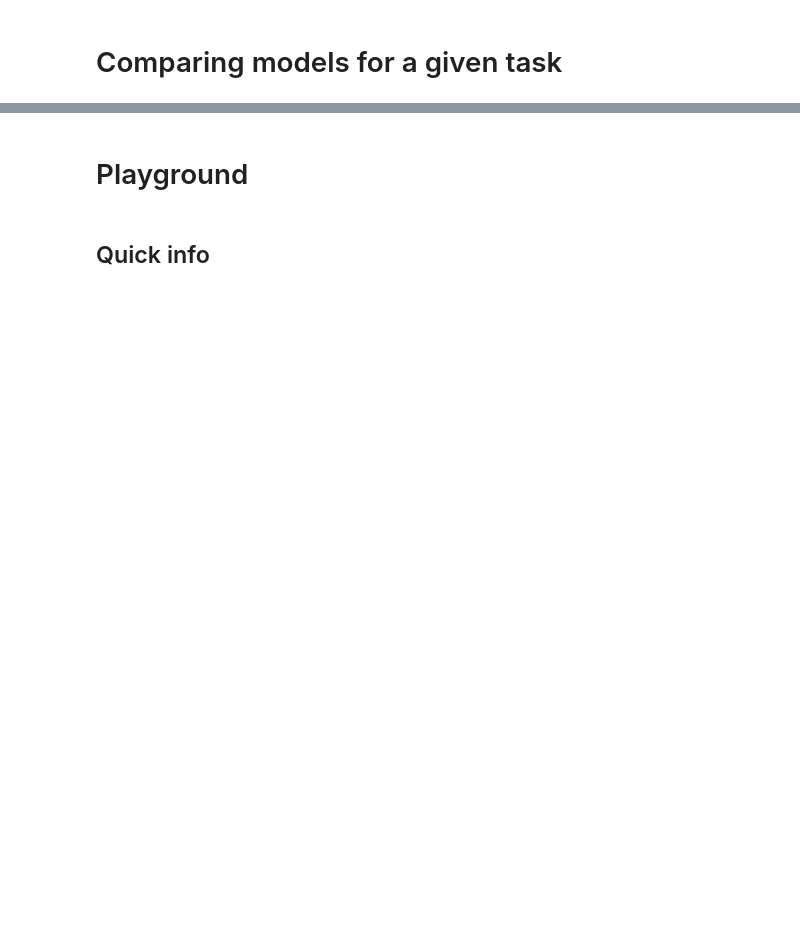
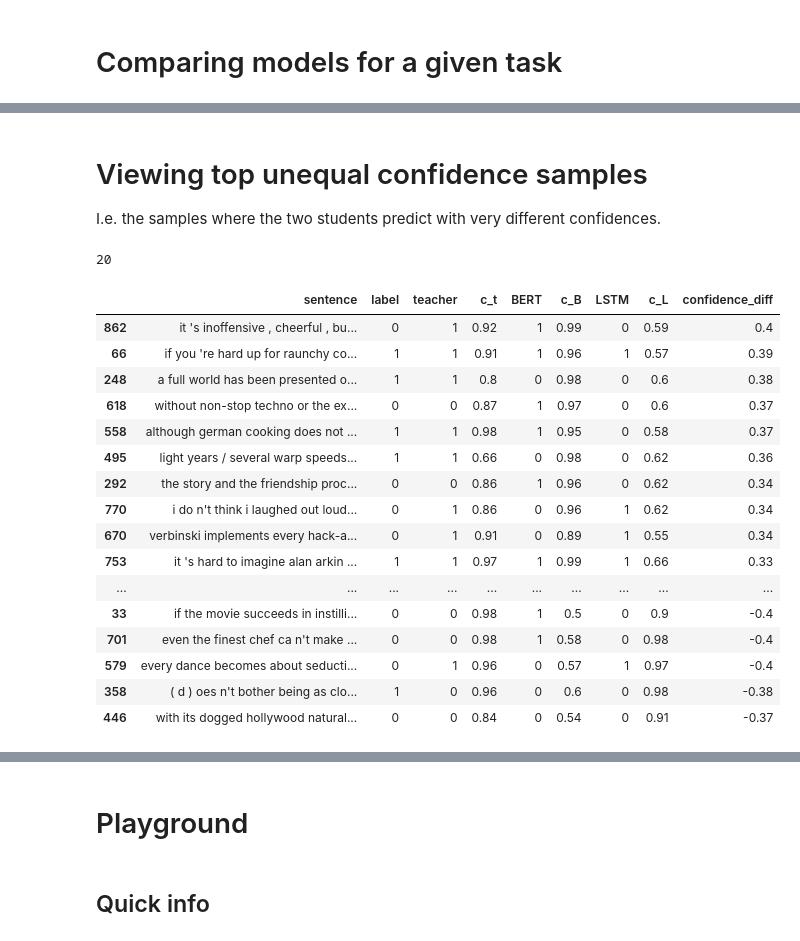
Before and after one commit to samsucik/knowledge-distil-bert, a Jupyter notebook: experiments/analysis/Prediction analysis.ipynb, the cells around one changed output, grey strips where cells are left out. Drawn from its saved outputs; the diff is of its cells as text; code cells hidden in the pictures; blank space fills up the shorter version.

```diff
--- a/experiments/analysis/Prediction analysis.ipynb
+++ b/experiments/analysis/Prediction analysis.ipynb
@@ -3,3 +3,9 @@ import numpy as np, pandas as pd
 import matplotlib.pyplot as plt
 from scipy.stats import entropy
 from scipy.special import softmax
+import pickle
+
+pd.set_option('display.max_rows', None)
+pd.set_option('display.max_columns', None)
+pd.set_option('display.width', None)
+pd.set_option('display.max_colwidth', -1)
@@ -60,0 +131,20 @@ Made 131 mistakes out of 970 (86% rate)
+# %%
+task = "SST-2"
+data = pd.read_csv("predictions/unequal_prediction_samples-{}.csv".format(task))
+if task == "Sara":
+    data["label"] = data["label"].map(lambda l: class_names["Sara"][l])
+    for model_type in model_types:
+        data["pred_" + model_type] = data["pred_" + model_type].map(lambda l: class_names["Sara"][l])
+data = data.rename(columns={"confidence_{}".format(m): "c_{}".format(m[:1]) for m in model_types})
+data = data.rename(columns={"pred_{}".format(m): "{}".format(m) for m in model_types})
+data = data[data["teacher"] == data["label"]]
+data = data[data["BERT"] == data["LSTM"]]
+# data = data[data["BERT"] != data["LSTM"]]
+
+data = data.sort_values(by=["label", "teacher", "BERT", "LSTM", "c_t", "c_B", "c_L"])
+minimum = data[["c_t", "c_B", "c_L"]].min()
+maximum = data[["c_t", "c_B", "c_L"]].min()
+minimum = min(minimum.values)
+maximum = min(maximum.values)
+print(len(data))
+data.style.background_gradient(cmap="RdYlGn", low=minimum, high=maximum, axis=0, subset=["c_t", "c_B", "c_L"])
@@ -60,0 +165,41 @@ Made 131 mistakes out of 970 (86% rate)
+# %% [markdown]
+# Viewing top unequal confidence samples
+I.e. the samples where the two students predict with very different confidences.
+# %%
+task = "SST-2"
+data = pd.read_csv("predictions/unequal_confidence_samples-{}.csv".format(task))
+if task == "Sara":
+    data["label"] = data["label"].map(lambda l: class_names["Sara"][l])
+    for model_type in model_types:
+        data["pred_" + model_type] = data["pred_" + model_type].map(lambda l: class_names["Sara"][l])
+data = data.rename(columns={"confidence_{}".format(m): "c_{}".format(m[:1]) for m in model_types})
+data = data.rename(columns={"pred_{}".format(m): "{}".format(m) for m in model_types})
+
+N = 10
+data = pd.concat([data.sort_values(by=["confidence_diff"], ascending=False)[:N],
+                  data.sort_values(by=["confidence_diff"], ascending=True)[:N]])
+minimum = data[["c_t", "c_B", "c_L"]].min()
+maximum = data[["c_t", "c_B", "c_L"]].min()
+minimum = min(minimum.values)
+maximum = min(maximum.values)
+print(len(data))
+data.style.background_gradient(cmap="RdYlGn", low=minimum, high=maximum, axis=0, subset=["c_t", "c_B", "c_L"])
+# %% [output]
+20
+|  | sentence | label | teacher | c_t | BERT | c_B | LSTM | c_L | confidence_diff |
+| 862 | it 's inoffensive , cheerful , bu... | 0 | 1 | 0.92 | 1 | 0.99 | 0 | 0.59 | 0.4 |
+| 66 | if you 're hard up for raunchy co... | 1 | 1 | 0.91 | 1 | 0.96 | 1 | 0.57 | 0.39 |
+| 248 | a full world has been presented o... | 1 | 1 | 0.8 | 0 | 0.98 | 0 | 0.6 | 0.38 |
+| 618 | without non-stop techno or the ex... | 0 | 0 | 0.87 | 1 | 0.97 | 0 | 0.6 | 0.37 |
+| 558 | although german cooking does not ... | 1 | 1 | 0.98 | 1 | 0.95 | 0 | 0.58 | 0.37 |
+| 495 | light years / several warp speeds... | 1 | 1 | 0.66 | 0 | 0.98 | 0 | 0.62 | 0.36 |
+| 292 | the story and the friendship proc... | 0 | 0 | 0.86 | 1 | 0.96 | 0 | 0.62 | 0.34 |
+| 770 | i do n't think i laughed out loud... | 0 | 1 | 0.86 | 0 | 0.96 | 1 | 0.62 | 0.34 |
+| 670 | verbinski implements every hack-a... | 0 | 1 | 0.91 | 0 | 0.89 | 1 | 0.55 | 0.34 |
+| 753 | it 's hard to imagine alan arkin ... | 1 | 1 | 0.97 | 1 | 0.99 | 1 | 0.66 | 0.33 |
+| ... | ... | ... | ... | ... | ... | ... | ... | ... | ... |
+| 33 | if the movie succeeds in instilli... | 0 | 0 | 0.98 | 1 | 0.5 | 0 | 0.9 | -0.4 |
+| 701 | even the finest chef ca n't make ... | 0 | 0 | 0.98 | 1 | 0.58 | 0 | 0.98 | -0.4 |
+| 579 | every dance becomes about seducti... | 0 | 1 | 0.96 | 0 | 0.57 | 1 | 0.97 | -0.4 |
+| 358 | ( d ) oes n't bother being as clo... | 1 | 0 | 0.96 | 0 | 0.6 | 0 | 0.98 | -0.38 |
+| 446 | with its dogged hollywood natural... | 0 | 0 | 0.84 | 0 | 0.54 | 0 | 0.91 | -0.37 |
```
Also changed, not shown: parts of 9 cells of this notebook, 37 other files.
